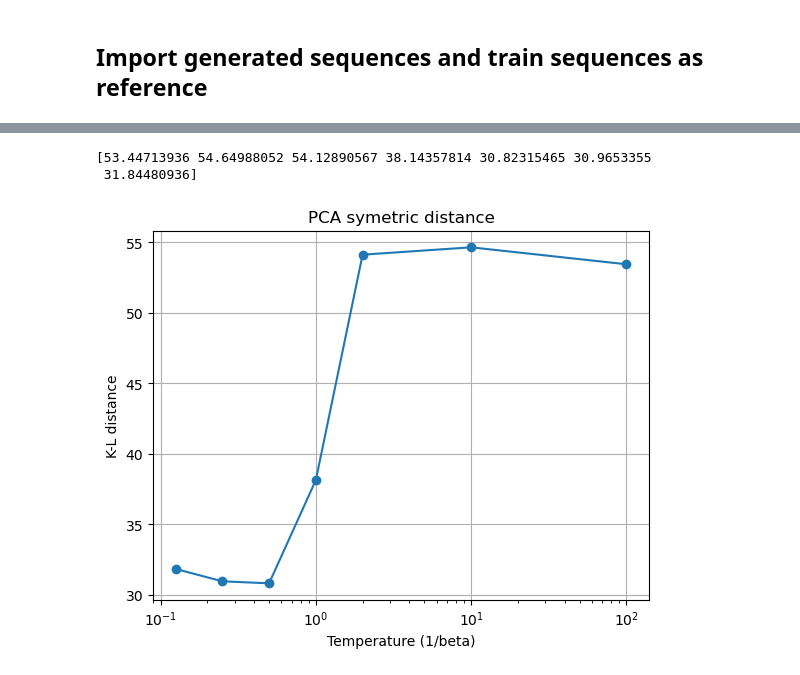
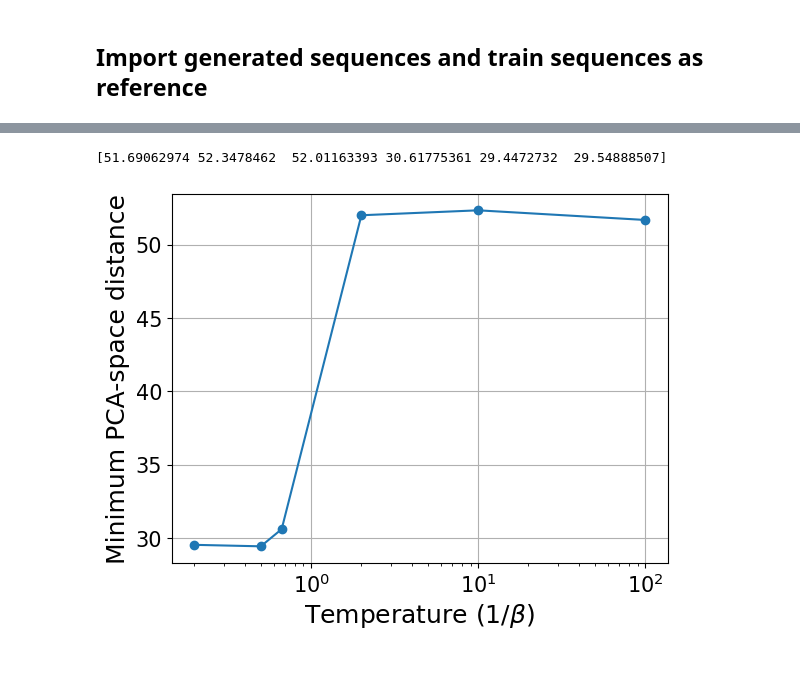
Before and after one commit to marziof/PLM-gen-DCA, a Jupyter notebook: Attention-DCA-main/CODE/AttentionDCA_python/src/PLM/phase_transition.ipynb, the cells around one changed output, grey strips where cells are left out. Cells and saved outputs as stored; diff of their text form; code cells hidden in the pictures.

```diff
--- a/Attention-DCA-main/CODE/AttentionDCA_python/src/PLM/phase_transition.ipynb
+++ b/Attention-DCA-main/CODE/AttentionDCA_python/src/PLM/phase_transition.ipynb
@@ -49,13 +58,16 @@ train_sequences_num = [letters_to_nums(seq) for seq in train_sequences]
 # -------------- Load generated sequences ----------------
 cwd = '/Users/marzioformica/Desktop/EPFL/Master/MA2/Labo/my_project/PLM-gen-DCA/Attention-DCA-main'
 #cwd='C:\Users\youss\OneDrive\Bureau\master epfl\MA2\TP4 De los Rios\git_test\PLM-gen-DCA\Attention-DCA-main'
-save_dir = "generated_sequences"
+#save_dir = "generated_sequences"
+save_dir = "gill_generated_sequences"
 
-betas = [0.01, 0.1, 0.5, 1, 2, 4, 8]
+#betas = [0.01, 0.1, 0.5, 1, 2, 4, 8]
+betas = [0.01, 0.1, 0.5, 1.5, 2, 5]
 distances = []
 
 for b in tqdm(betas):
-    filename = f'gen_seqs_w_init_seq_Ns30000_r0.1_b{b}'
+    #filename = f'gen_seqs_randinit_Ns30000_b{b}'
+    filename = f'gill_generated_sequences_20000_beta_{b}'
     output_file = cwd + f'/CODE/AttentionDCA_python/src/PLM/{save_dir}/{filename}.npy'
     gen_sequences = np.load(output_file)
     distances.append(distance(gen_sequences[::63], train_sequences_num[::63]))
@@ -102,11 +122,14 @@ Mean Hamming distance of random sequences to reference sequences: 60.25882223141
 ##cwd='C:\Users\youss\OneDrive\Bureau\master epfl\MA2\TP4 De los Rios\git_test\PLM-gen-DCA\Attention-DCA-main'
 #save_dir = "generated_sequences"
 
-betas = [0.01, 0.1, 0.5, 1, 2, 4, 8]
+#betas = [0.01, 0.1, 0.5, 1, 2, 4, 8]
 distances2 = []
-
+cwd = '/Users/marzioformica/Desktop/EPFL/Master/MA2/Labo/my_project/PLM-gen-DCA/Attention-DCA-main'
+#save_dir = "generated_sequences"
+save_dir = "gill_generated_sequences"
 for b in tqdm(betas):
-    filename = f'gen_seqs_w_init_seq_Ns30000_r0.1_b{b}'
+    #filename = f'gen_seqs_randinit_Ns30000_b{b}'
+    filename = f'gill_generated_sequences_20000_beta_{b}'
     output_file = cwd + f'/CODE/AttentionDCA_python/src/PLM/{save_dir}/{filename}.npy'
     gen_sequences = np.load(output_file)
     pca_results, pca_results_data_test = return_pca_results(gen_sequences, train_sequences_num)
@@ -150,28 +179,39 @@ Max diff:  0.0006891798754726534
 # %%
 distances3 = []
+cwd = '/Users/marzioformica/Desktop/EPFL/Master/MA2/Labo/my_project/PLM-gen-DCA/Attention-DCA-main'
+#save_dir = "generated_sequences"
+save_dir = "gill_generated_sequences"
 
 for b in tqdm(betas):
-    filename = f'gen_seqs_w_init_seq_Ns30000_r0.1_b{b}'
+    filename = f'gill_generated_sequences_20000_beta_{b}'
+    #filename = f'gen_seqs_randinit_Ns30000_b{b}'
     output_file = cwd + f'/CODE/AttentionDCA_python/src/PLM/{save_dir}/{filename}.npy'
     gen_sequences = np.load(output_file)
-    dist = symmetric_average_minimum_distance(gen_sequences[::1], train_sequences_num[::1])
+    dist = symmetric_average_minimum_distance(gen_sequences[::5], train_sequences_num[::1])
     distances3.append(dist)
 distances3 = np.array(distances3)
 # %%
 # -------------- Plot phase transition ----------------
 print(distances3)
 # plot distances vs temperature 1/beta
 temps = [1/b for b in betas]
 plt.plot(temps, distances3, marker='o')
 plt.xscale('log')
-plt.xlabel('Temperature (1/beta)')
+plt.xlabel(r'Temperature ($1/\beta$)')
 #plt.xlabel('Beta')
-plt.ylabel('K-L distance')
-plt.title('PCA symetric distance')
+plt.ylabel('Minimum PCA-space distance')
 plt.grid()
-#plt.savefig(cwd + f'/CODE/AttentionDCA_python/src/PLM/{save_dir}/phase_transition.png')
+cwd = os.getcwd()
+save_dir = "results/phase_transition"
+save_name = "gill_pt_min_dist.png"
+
+# Combine paths correctly
+full_save_dir = os.path.join(cwd, save_dir)
+os.makedirs(full_save_dir, exist_ok=True)
+
+# Save the figure with full path
+plt.savefig(os.path.join(full_save_dir, save_name), dpi=300, bbox_inches='tight')
 plt.show()
 # %% [output]
-[53.44713936 54.64988052 54.12890567 38.14357814 30.82315465 30.9653355
- 31.84480936]
+[51.69062974 52.3478462  52.01163393 30.61775361 29.4472732  29.54888507]
-[figure, old version]
+[figure, new version]
```
Also changed, not shown: parts of 6 cells of this notebook, 2 other files.
